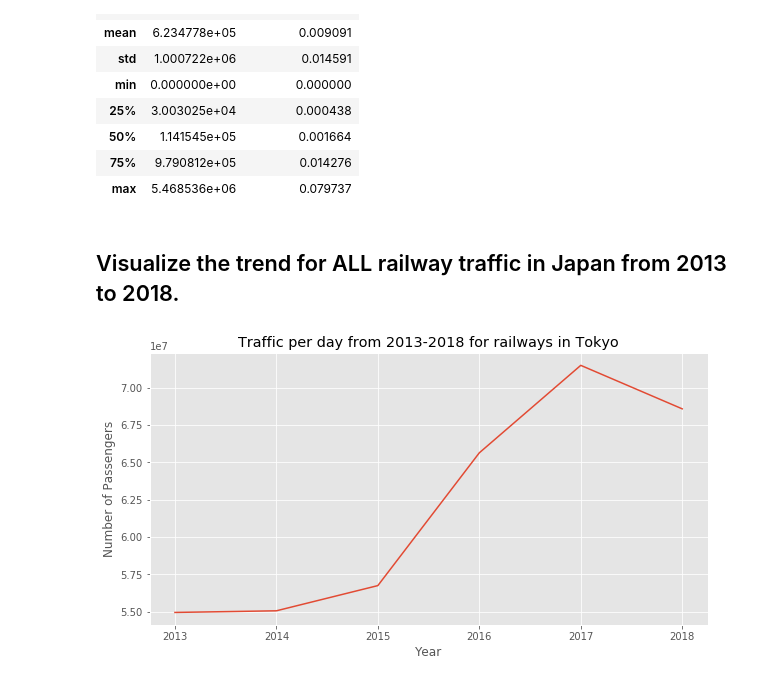
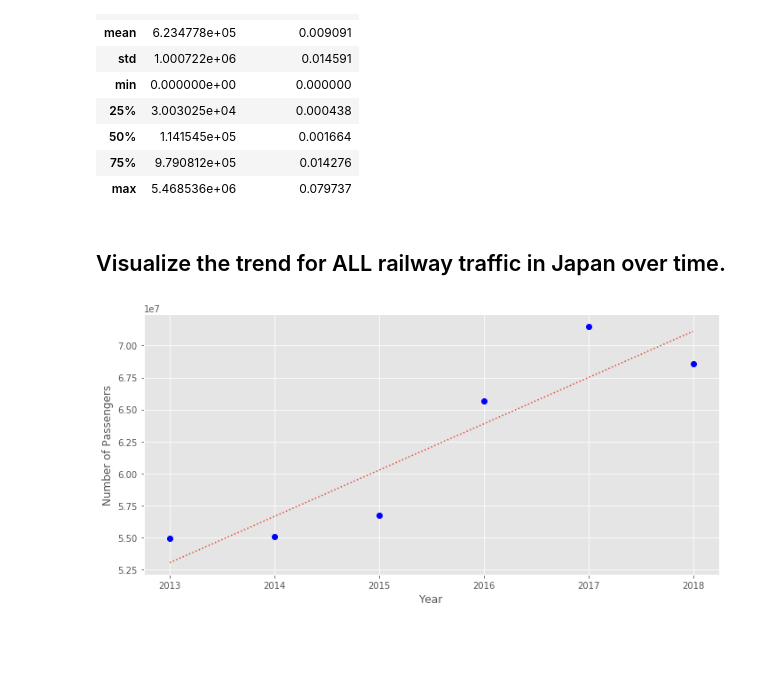
Before and after one commit to shoyo/tokyo-traffic, a Jupyter notebook: TokyoTrainTraffic.ipynb, the cells around one changed output. Cells and saved outputs as stored; diff of their text form; code cells hidden in the pictures; blank space fills up the shorter version.

```diff
--- a/TokyoTrainTraffic.ipynb
+++ b/TokyoTrainTraffic.ipynb
@@ -13,6 +7,10 @@ import matplotlib.style as style
 style.use('ggplot')
 import numpy as np
 import requests
+# %%
+def save_fig(fname):
+    plt.tight_layout()
+    plt.savefig(fname)
 # %% [markdown]
 ## Querying the API
 # %%
@@ -183,14 +231,15 @@ railway_by_traffic.describe()
 | 75% | 9.790812e+05 | 0.014276 |
 | max | 5.468536e+06 | 0.079737 |
 # %% [markdown]
-## Visualize the trend for ALL railway traffic in Japan from 2013 to 2018.
+## Visualize the trend for ALL railway traffic in Japan over time.
 # %%
-cumsum = df.filter(regex='traffic_201[345678]$', axis=1).sum()
-plt.figure(figsize=(10, 5))
-plt.title('Traffic per day from 2013-2018 for railways in Tokyo')
+years = [2013, 2014, 2015, 2016, 2017, 2018]
+s = df.filter(regex='traffic_201[345678]$', axis=1).sum()
+fig, ax = plt.subplots(figsize=(10, 5))
 plt.xlabel('Year')
 plt.ylabel('Number of Passengers')
-plt.plot([2013, 2014, 2015, 2016, 2017, 2018], cumsum)
-plt.show()
+plt.plot(years, s, 'bo')
+plt.plot(years, np.poly1d(np.polyfit(years, s, 1))(years), linestyle=':')
+save_fig('all_trend.png')
 # %% [output]
-[figure, old version]
+[figure, new version]
```
Also changed, not shown: parts of 9 cells of this notebook, 1 other file.
